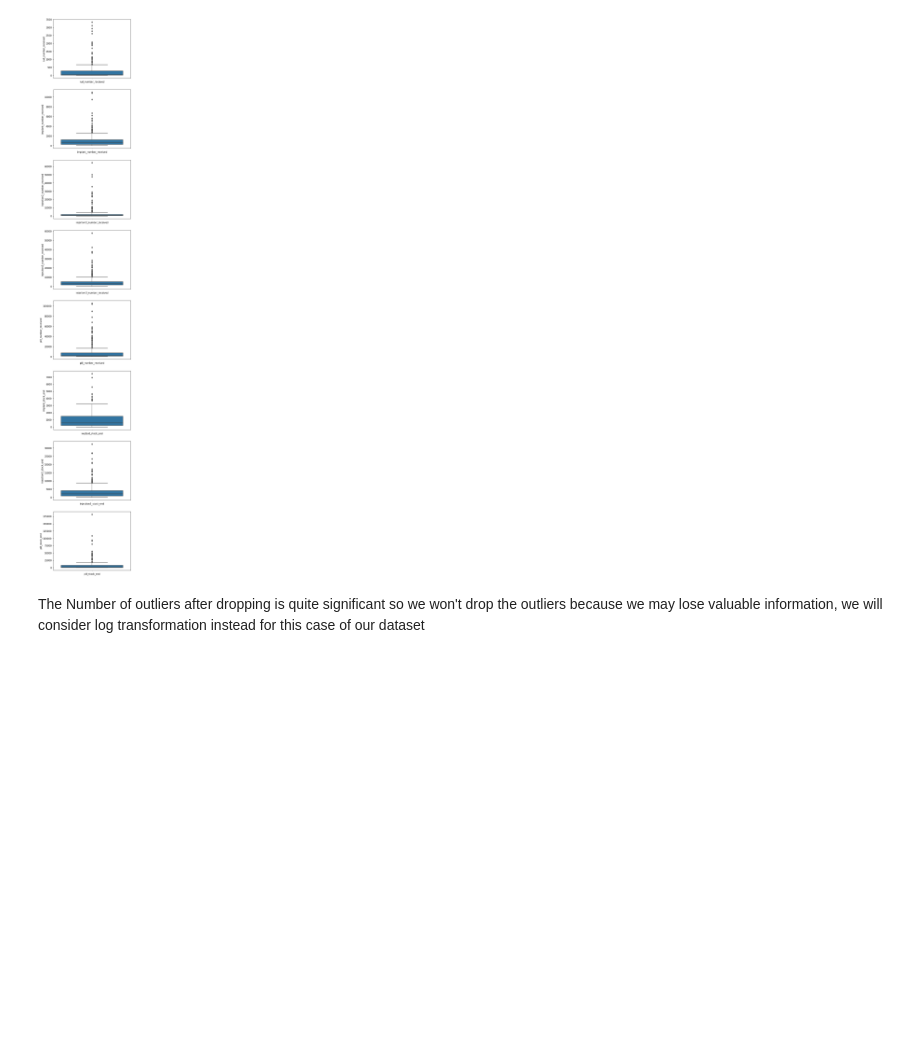
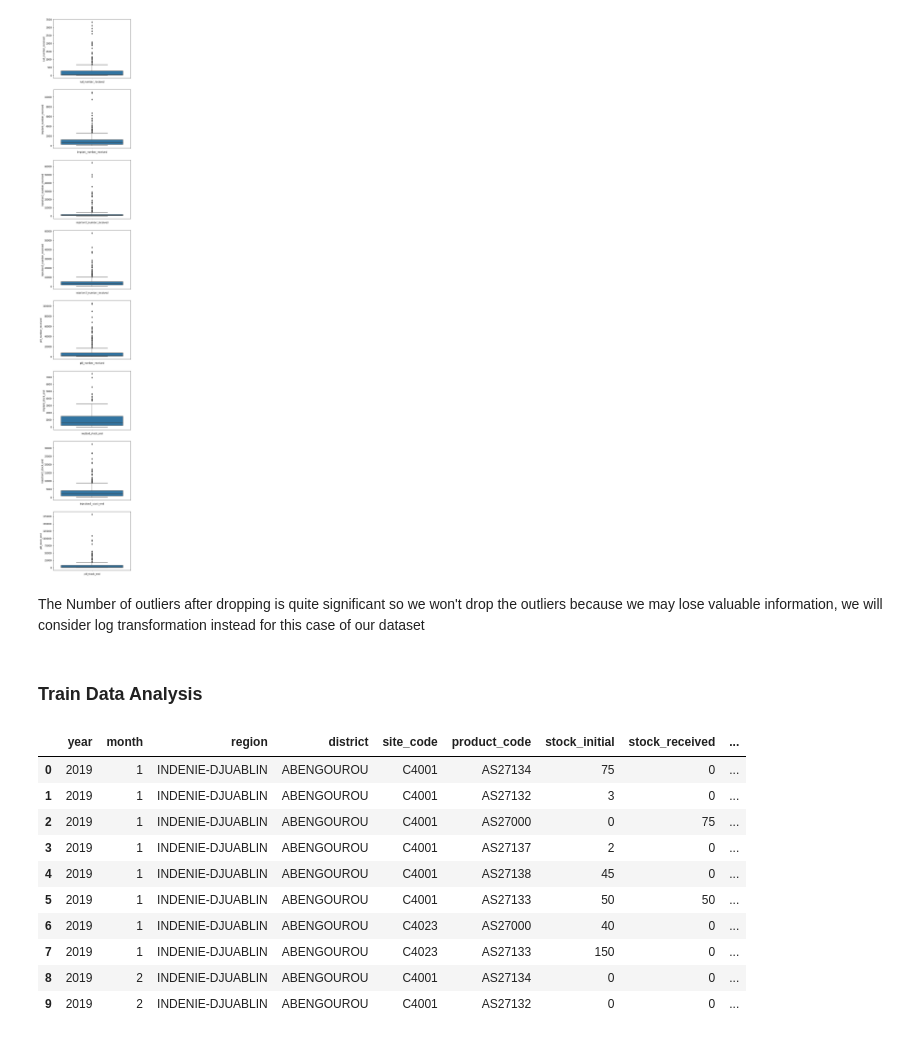
Before and after one commit to Viviankatheu/Future-Contraceptive-Use, a Jupyter notebook: Intelligent_Forecasting_Challenge_Model_Future_Contraceptive__Use_in_Cote_d'Ivoire.ipynb, the cells around one changed output. Cells and saved outputs as stored; diff of their text form; code cells hidden in the pictures; blank space fills up the shorter version.

```diff
--- a/Intelligent_Forecasting_Challenge_Model_Future_Contraceptive__Use_in_Cote_d'Ivoire.ipynb
+++ b/Intelligent_Forecasting_Challenge_Model_Future_Contraceptive__Use_in_Cote_d'Ivoire.ipynb
@@ -319,3 +285,5 @@ The Number of outliers after dropping is quite significant so we won't drop the
 # %%
 #Exporting to csv
 annual.to_csv("Contraceptive_case_data_annual_cleaned.csv")
+# %% [markdown]
+### **Train Data Analysis**
@@ -321,0 +300,17 @@ annual.to_csv("Contraceptive_case_data_annual_cleaned.csv")
+# %%
+#Reading our dataset
+df = pd.read_csv('Train.csv')
+## reading the first 10 rows of our dataset
+df.head(10)
+# %% [output]
+|  | year | month | region | district | site_code | product_code | stock_initial | stock_received | ... |
+| 0 | 2019 | 1 | INDENIE-DJUABLIN | ABENGOUROU | C4001 | AS27134 | 75 | 0 | ... |
+| 1 | 2019 | 1 | INDENIE-DJUABLIN | ABENGOUROU | C4001 | AS27132 | 3 | 0 | ... |
+| 2 | 2019 | 1 | INDENIE-DJUABLIN | ABENGOUROU | C4001 | AS27000 | 0 | 75 | ... |
+| 3 | 2019 | 1 | INDENIE-DJUABLIN | ABENGOUROU | C4001 | AS27137 | 2 | 0 | ... |
+| 4 | 2019 | 1 | INDENIE-DJUABLIN | ABENGOUROU | C4001 | AS27138 | 45 | 0 | ... |
+| 5 | 2019 | 1 | INDENIE-DJUABLIN | ABENGOUROU | C4001 | AS27133 | 50 | 50 | ... |
+| 6 | 2019 | 1 | INDENIE-DJUABLIN | ABENGOUROU | C4023 | AS27000 | 40 | 0 | ... |
+| 7 | 2019 | 1 | INDENIE-DJUABLIN | ABENGOUROU | C4023 | AS27133 | 150 | 0 | ... |
+| 8 | 2019 | 2 | INDENIE-DJUABLIN | ABENGOUROU | C4001 | AS27134 | 0 | 0 | ... |
+| 9 | 2019 | 2 | INDENIE-DJUABLIN | ABENGOUROU | C4001 | AS27132 | 0 | 0 | ... |
```
Also changed, not shown: parts of 42 cells of this notebook.
